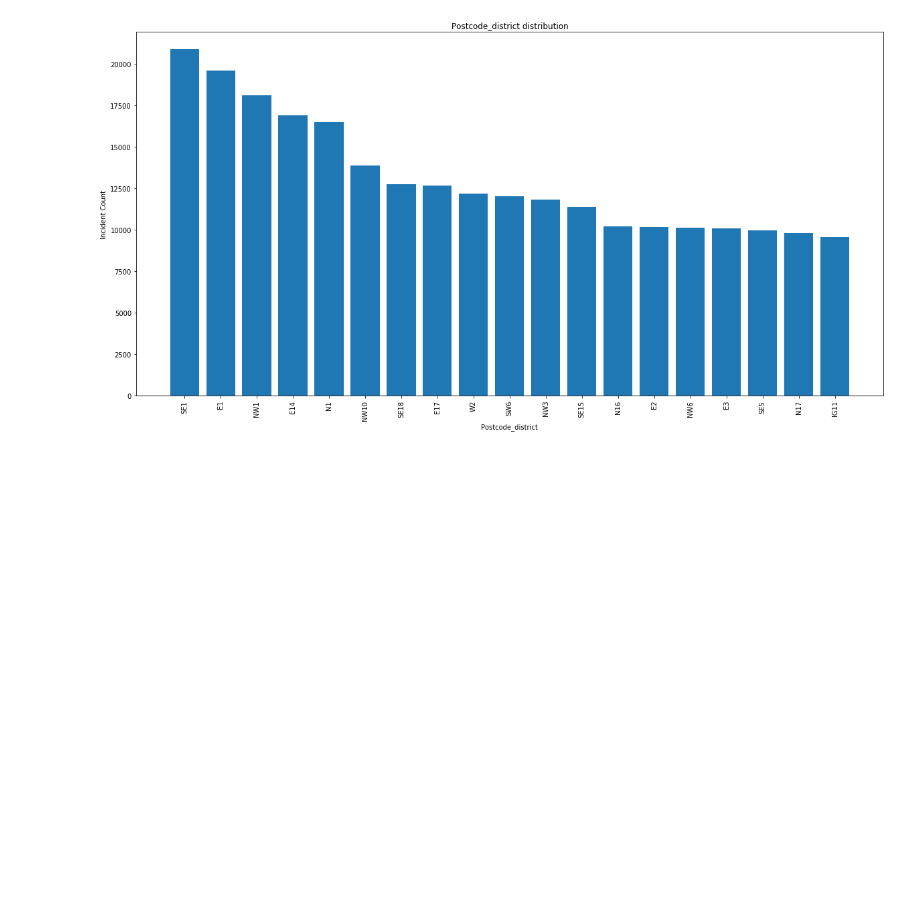
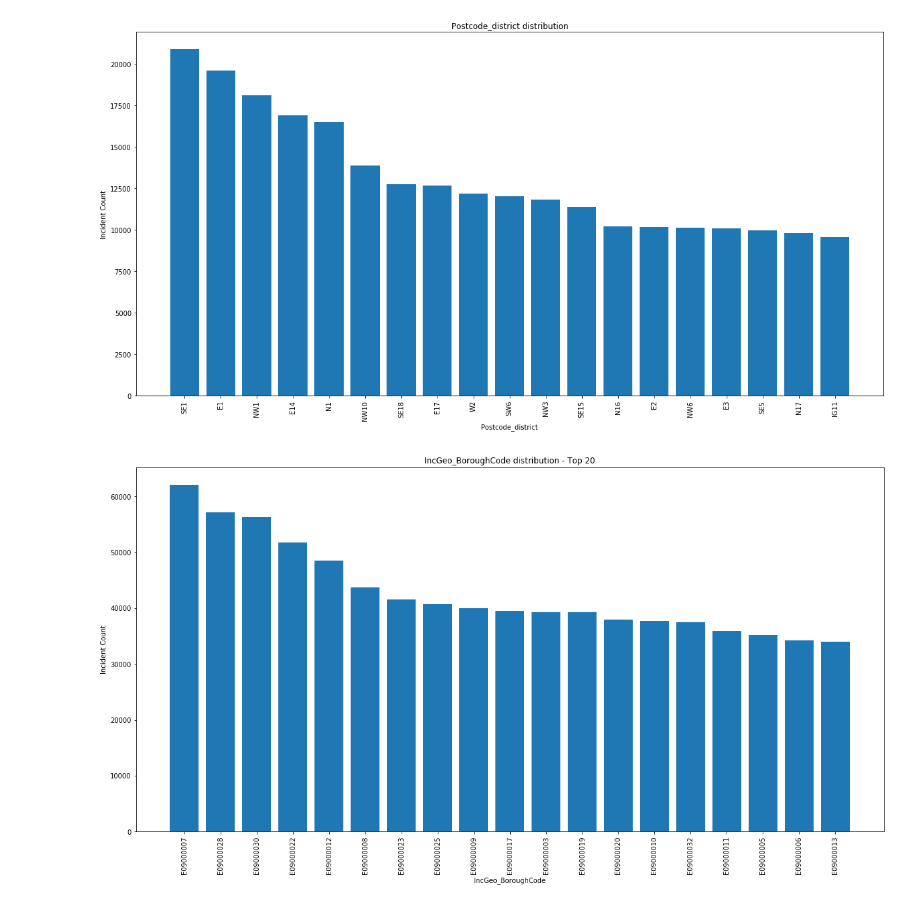
Before and after one commit to hlynurarni/Social-Data-Analysis-Final, a Jupyter notebook: Project Assignment A.ipynb, the cells around one changed output. Saved outputs shown, nothing was run; the diff lists cells and outputs as text; code cells hidden in the pictures; blank space fills up the shorter version.

Commit message:
Finished preliminary distribution plots of attributes

```diff
--- a/Project Assignment A.ipynb
+++ b/Project Assignment A.ipynb
@@ -313,3 +318,12 @@ plt.xlabel('Postcode_district');
 plt.ylabel('Incident Count');
 # %% [output]
 [figure]
+# %%
+plt.figure(figsize=(20,10))
+plt.bar(df.IncGeo_BoroughCode.value_counts().index[1:20], df.IncGeo_BoroughCode.value_counts().values[1:20])
+plt.xticks(rotation=90)
+plt.title('IncGeo_BoroughCode distribution - Top 20');
+plt.xlabel('IncGeo_BoroughCode');
+plt.ylabel('Incident Count');
+# %% [output]
+[figure, added]
```
Also changed, not shown: parts of 32 cells of this notebook.
